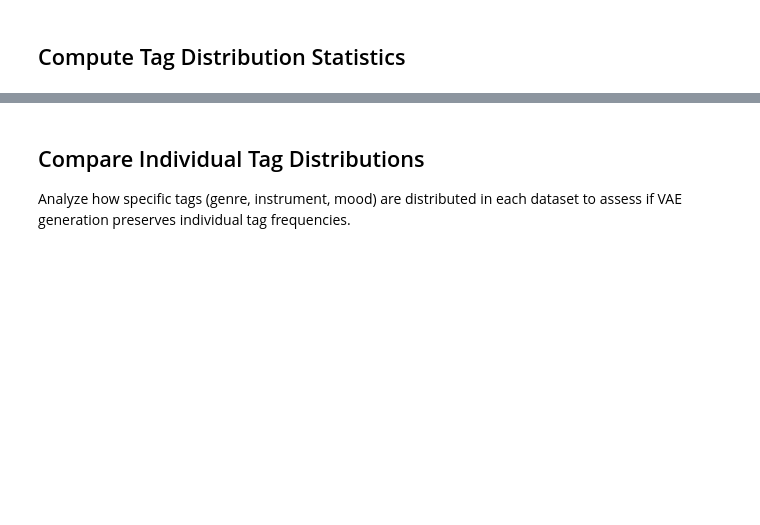
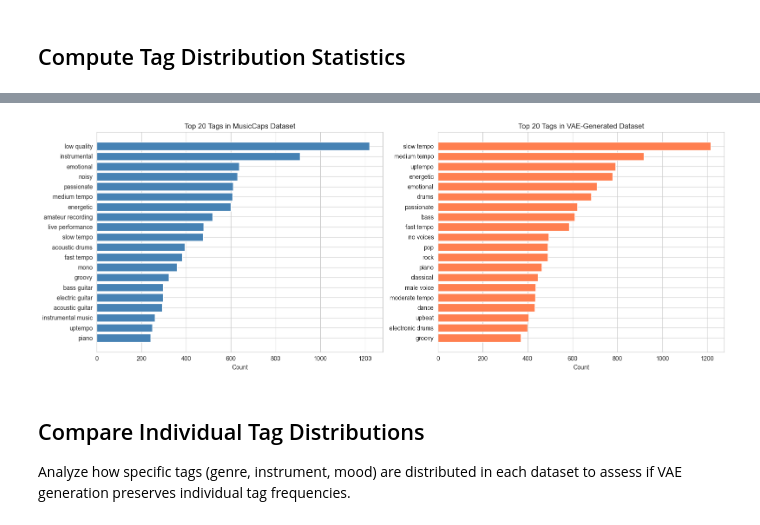
Before and after one commit to BrunoSienkiewicz/ConceptCaps, a Jupyter notebook: notebooks/tags-datasets-comparison.ipynb, the cells around one changed output, grey strips where cells are left out. Cells and saved outputs as stored; diff of their text form; code cells hidden in the pictures; blank space fills up the shorter version.

```diff
--- a/notebooks/tags-datasets-comparison.ipynb
+++ b/notebooks/tags-datasets-comparison.ipynb
@@ -278,3 +277,23 @@ plt.show()
+# %%
+# Plot most popular tags in each dataset
+def get_top_tags(df, col, top_k=10):
+    all_tags = [tag for tags in df[col] for tag in tags]
+    tag_counts = Counter(all_tags)
+    return tag_counts.most_common(top_k)
+top_k = 20
+top_tags_mc = get_top_tags(df_mc, 'aspect_list', top_k=top_k)
+top_tags_vae = get_top_tags(df_vae_baseline, 'aspect_list', top_k=top_k)
+fig, axes = plt.subplots(1, 2, figsize=(16, 6))
+axes[0].barh([tag for tag, _ in top_tags_mc][::-1], [count for _, count in top_tags_mc][::-1], color='steelblue')
+axes[0].set_title('Top 20 Tags in MusicCaps Dataset')
+axes[0].set_xlabel('Count')
+axes[1].barh([tag for tag, _ in top_tags_vae][::-1], [count for _, count in top_tags_vae][::-1], color='coral')
+axes[1].set_title('Top 20 Tags in VAE-Generated Dataset')
+axes[1].set_xlabel('Count')
+plt.tight_layout()
+plt.show()
+# %% [output]
+[figure, added]
 # %% [markdown]
 ## Compare Individual Tag Distributions
 
```
Also changed, not shown: parts of 4 cells of this notebook, 11 other files.
